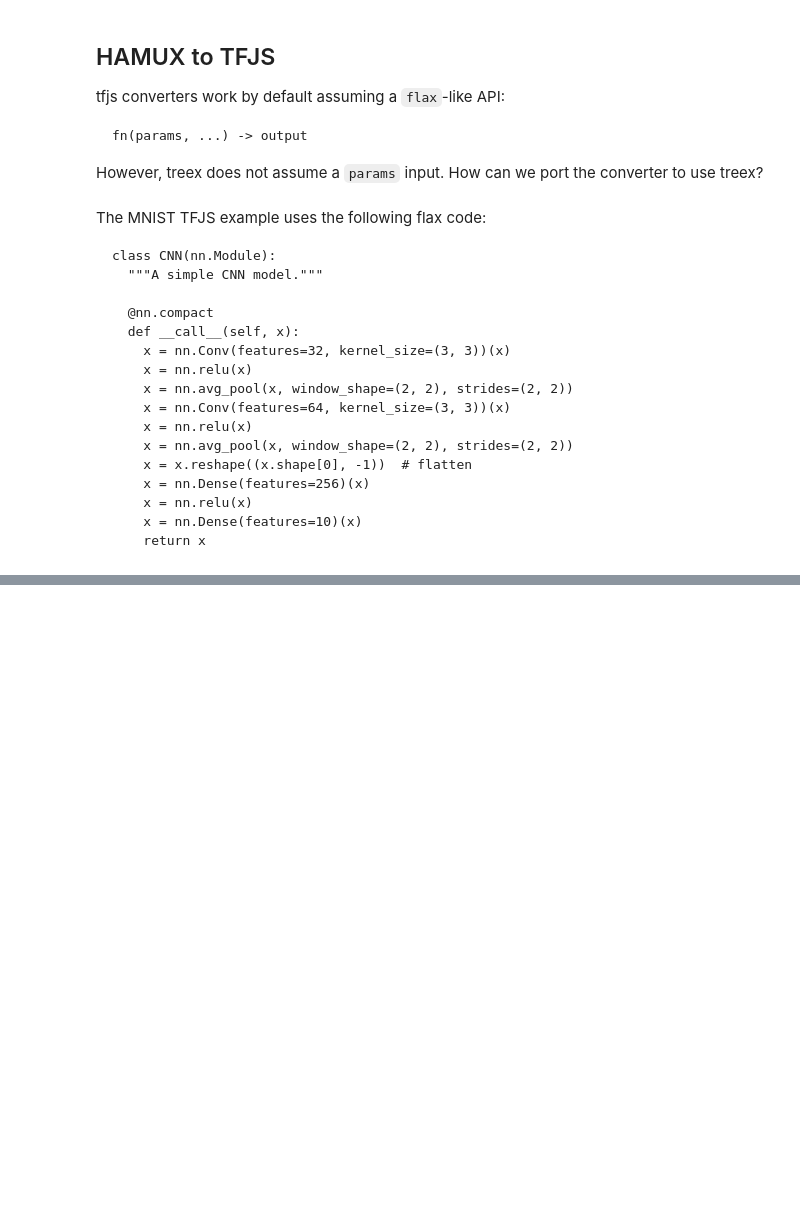
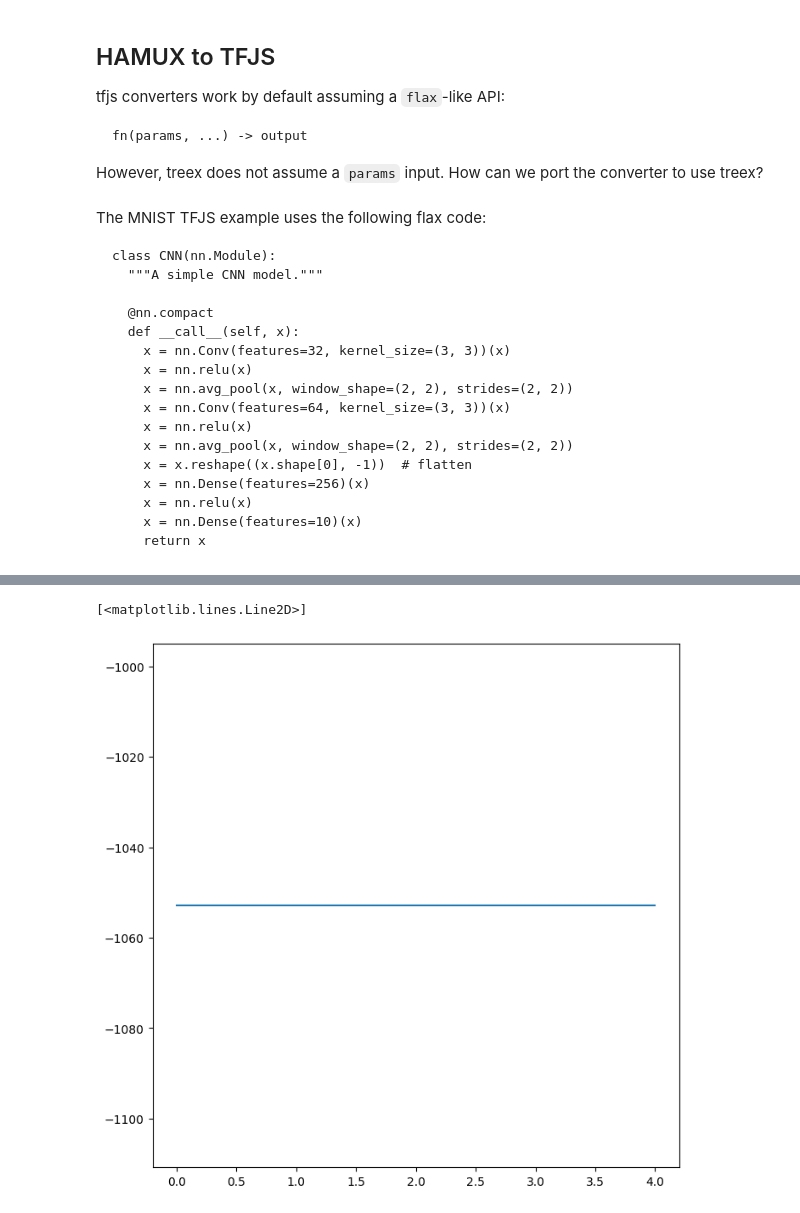
Before and after one commit to bhoov/hamux, a Jupyter notebook: examples/MNIST Interaction.ipynb, the cells around one changed output, grey strips where cells are left out. Drawn from its saved outputs; the diff is of its cells as text; code cells hidden in the pictures; blank space fills up the shorter version.

```diff
--- a/examples/MNIST Interaction.ipynb
+++ b/examples/MNIST Interaction.ipynb
@@ -552,0 +709,7 @@ ValueError: Attempt to convert a value (HAM {
+# %%
+model = MnistModel()
+params = model.init(jax.random.PRNGKey(0), jnp.zeros((784,)), jnp.zeros((10,)))
+new_params = unfreeze(params)
+new_params['params']['W1'] = loaded_model.synapses[0].W1
+new_params['params']['W2'] = loaded_model.synapses[0].W2
+params = freeze(new_params)
@@ -552,0 +774,34 @@ ValueError: Attempt to convert a value (HAM {
+# %%
+# img = jax.random.normal(jax.random.PRNGKey(3), (28,28))
+# img = jnp.array(imgs[0][0])
+# img = jnp.zeros((28,28))
+# img = jnp.zeros((784,))
+img = jnp.zeros((794,))
+
+x2 = jnp.zeros(10).at[4].set(1000).at[9].set(1040)
+
+energies = []
+all_imgs = []
+x1 = spherical_norm(img)
+# x1 = spherical_norm(rearrange(img, "... h w -> ... (h w)"))
+# x1 = rearrange(x1, "... (h w) -> ... h w", h=28, w=28)
+depth = 5
+for i in range(depth):
+    # E, x1next, x2next = step(params, x1, x2, 1e-6)
+    # E = step(params, {"img": x1, "label":x2})
+    # E = step(params, x1)
+
+    # E, x1next, x2next = step(params, x1)
+    # output = step(params, {"img": x1, "label":x2})
+    # output = step(params, [x1, x2])
+    # output = step(params, jnp.concatenate([x1, x2]))
+
+    output = step(params, x1)
+
+    # output = step(params, x1)
+    E = output["E"]
+
+    # x2 = x2next
+    # x1 = rearrange(x1next, "... (h w) -> ... h w", h=28, w=28)
+    energies.append(E)
+    # all_imgs.append(x1)
@@ -552,0 +816,5 @@ ValueError: Attempt to convert a value (HAM {
+# %%
+plt.plot(jnp.stack(energies))
+# %% [output]
+[<matplotlib.lines.Line2D>]
+[figure, added]
```
Also changed, not shown: parts of 51 cells of this notebook, 2 other files.
